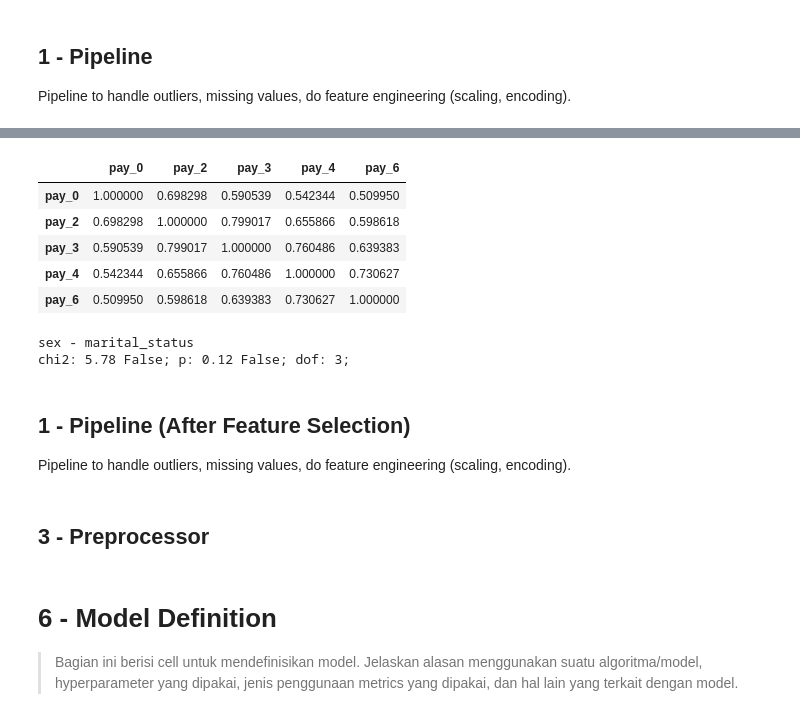
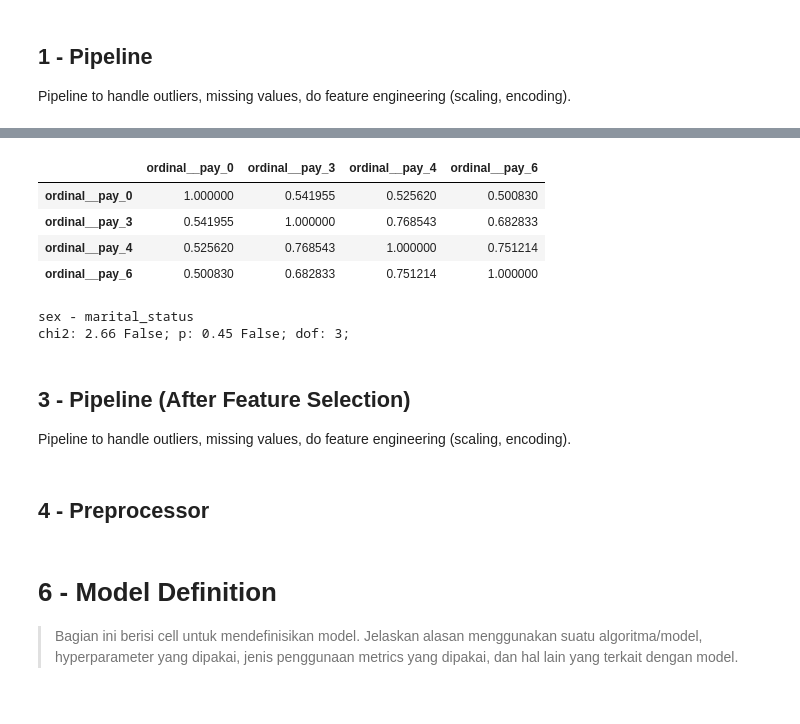
Before and after one commit to jasonrichdarmawan/p1-ml1, a Jupyter notebook: h8dsft_P1M1_jason_rich_darmawan_onggo_putra.ipynb, the cells around one changed output, grey strips where cells are left out. Cells and saved outputs as stored; diff of their text form; code cells hidden in the pictures.

```diff
--- a/h8dsft_P1M1_jason_rich_darmawan_onggo_putra.ipynb
+++ b/h8dsft_P1M1_jason_rich_darmawan_onggo_putra.ipynb
@@ -630,0 +663,25 @@ isolate()
+# %%
+# VIF tells you a different story.
+# VIF is used to identify the correlation of one independent numerical feature
+# with a group of other numerical features.
+def isolate():
+    global numerical_columns_selected
+    numerical_columns_selected = \
+        numerical_columns[np.where(~np.in1d(numerical_columns,
+                                            ['bill_amt_6', 'bill_amt_2',
+                                             'bill_amt_4', 'bill_amt_3']))]
+
+    X_train_res_final, _ = preprocessor.fit_resample(X=X_train, y=y_train)
+
+    df = pd.DataFrame(data=X_train_res_final, columns=preprocessor.get_feature_names_out())
+
+    df_columns = ["numerical__" + column for column in numerical_columns_selected]
+
+    vif_data = pd.DataFrame(data={
+        "Feature": df_columns,
+        "VIF": [variance_inflation_factor(df[df_columns], i)
+                for i in range(len(df_columns))]
+    })
+    display(vif_data.style.background_gradient(cmap="coolwarm"))
+
+isolate()
@@ -631,31 +700,28 @@ isolate()
 # %%
 # check multicollinearity with spearman for ordinal
 # prevent global variable
-# 'pay_2' and 'pay_3' have corr 0.79
-# 'pay_3' and 'pay_4' have corr 0.76
-# 'pay_4' and 'pay_5' have corr 0.84
-# 'pay_5' and 'pay_6' have corr 0.82
-# drop 'pay_5'
+# drop 'pay_5', 'pay_2'
 def isolate():
     # columns do not contains column 'pay_5'
     global ordinal_columns_selected
-    ordinal_columns_selected = ordinal_columns[np.where(ordinal_columns != 'pay_5')]
+    ordinal_columns_selected = \
+        ordinal_columns[np.where(~np.in1d(ordinal_columns, ['pay_5', 'pay_2']))]
 
-    X_train_res_ordinal_encoded = ordinal_transformer \
-                                    .fit_transform(X=X_train_res[ordinal_columns])
-    df = pd.DataFrame(data=X_train_res_ordinal_encoded, columns=ordinal_columns)
+    X_train_res_final, _ = preprocessor.fit_resample(X=X_train, y=y_train)
 
-    display(df[ordinal_columns_selected].corr()
-                       .style.background_gradient(cmap="coolwarm"))
+    df = pd.DataFrame(data=X_train_res_final, columns=preprocessor.get_feature_names_out())
+    df_columns = ["ordinal__" + column for column in ordinal_columns_selected]
+
+    display(df[df_columns].corr(method="spearman")
+                          .style.background_gradient(cmap="coolwarm"))
 
 isolate()
 # %% [output]
-|  | pay_0 | pay_2 | pay_3 | pay_4 | pay_6 |
-| pay_0 | 1.000000 | 0.698298 | 0.590539 | 0.542344 | 0.509950 |
-| pay_2 | 0.698298 | 1.000000 | 0.799017 | 0.655866 | 0.598618 |
-| pay_3 | 0.590539 | 0.799017 | 1.000000 | 0.760486 | 0.639383 |
-| pay_4 | 0.542344 | 0.655866 | 0.760486 | 1.000000 | 0.730627 |
-| pay_6 | 0.509950 | 0.598618 | 0.639383 | 0.730627 | 1.000000 |
+|  | ordinal__pay_0 | ordinal__pay_3 | ordinal__pay_4 | ordinal__pay_6 |
+| ordinal__pay_0 | 1.000000 | 0.541955 | 0.525620 | 0.500830 |
+| ordinal__pay_3 | 0.541955 | 1.000000 | 0.768543 | 0.682833 |
+| ordinal__pay_4 | 0.525620 | 0.768543 | 1.000000 | 0.751214 |
+| ordinal__pay_6 | 0.500830 | 0.682833 | 0.751214 | 1.000000 |
 # %%
 # reference: https://passel2.unl.edu/view/lesson/9beaa382bf7e/8#:~:text=If%20your%20chi%2Dsquare%20calculated,to%20reject%22%20your%20null%20hypothesis.
 # p < 0.05 : education level - marital status observed deviations are significant.
@@ -664,23 +730,31 @@ isolate()
 
 def isolate():
     global nominal_columns_selected
-    nominal_columns_selected = nominal_columns[np.where(nominal_columns != 'education_level')]
+    nominal_columns_selected = \
+        nominal_columns[np.where(~np.in1d(nominal_columns, ['education_level']))]
+
+    X_train_res_final, _ = ros.fit_resample(X=X_train, y=y_train)
 
     for i in range(len(nominal_columns_selected)):
         for j in range(len(nominal_columns_selected)):
             if i == j or i > j:
                 continue
+
             print(f'{nominal_columns_selected[i]} - {nominal_columns_selected[j]}')
-            chi2, p, dof, _ = scipy.stats.chi2_contingency(observed=pd.crosstab(X_train_res[nominal_columns_selected[i]],
-                                                                                X_train_res[nominal_columns_selected[j]]))
+
+            chi2, p, dof, _ =  \
+                scipy.stats.chi2_contingency(
+                    observed=pd.crosstab(X_train_res_final[nominal_columns_selected[i]],
+                                         X_train_res_final[nominal_columns_selected[j]]))
+
             critical = scipy.stats.chi2.ppf(q=0.95, df=dof)
             print(f'chi2: {chi2:.2f} {chi2 > critical}; p: {p:.2f} {p < 0.05}; dof: {dof};')
 isolate()
 # %% [output]
 sex - marital_status
-chi2: 5.78 False; p: 0.12 False; dof: 3;
+chi2: 2.66 False; p: 0.45 False; dof: 3;
 # %% [markdown]
-## 1 - Pipeline (After Feature Selection)
+## 3 - Pipeline (After Feature Selection)
 
 Pipeline to handle outliers, missing values, do feature engineering (scaling, encoding).
 # %%
@@ -702,4 +776,4 @@ ordinal_transformer = Pipeline(
     ]
 )
 # %% [markdown]
-## 3 - Preprocessor
+## 4 - Preprocessor
```
Also changed, not shown: parts of 91 cells of this notebook, 2 other files.
